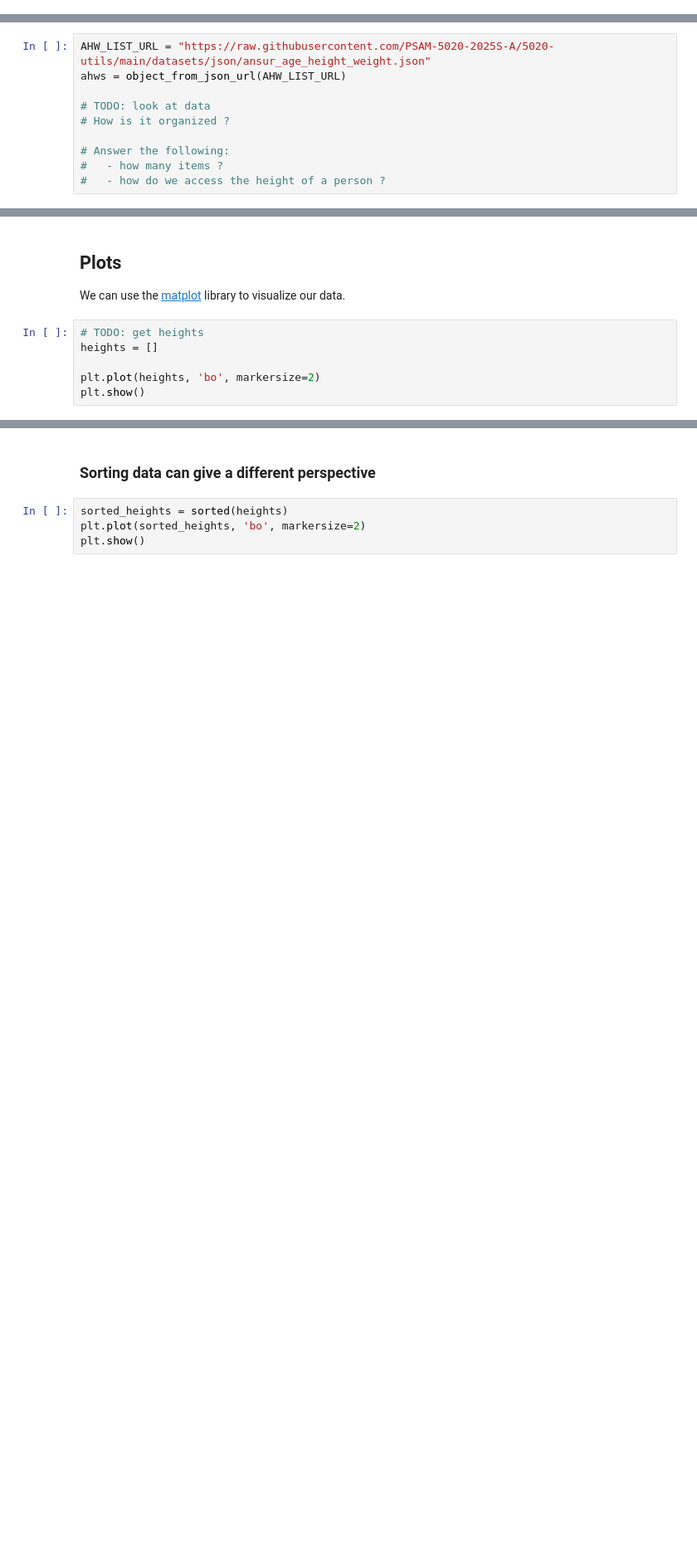
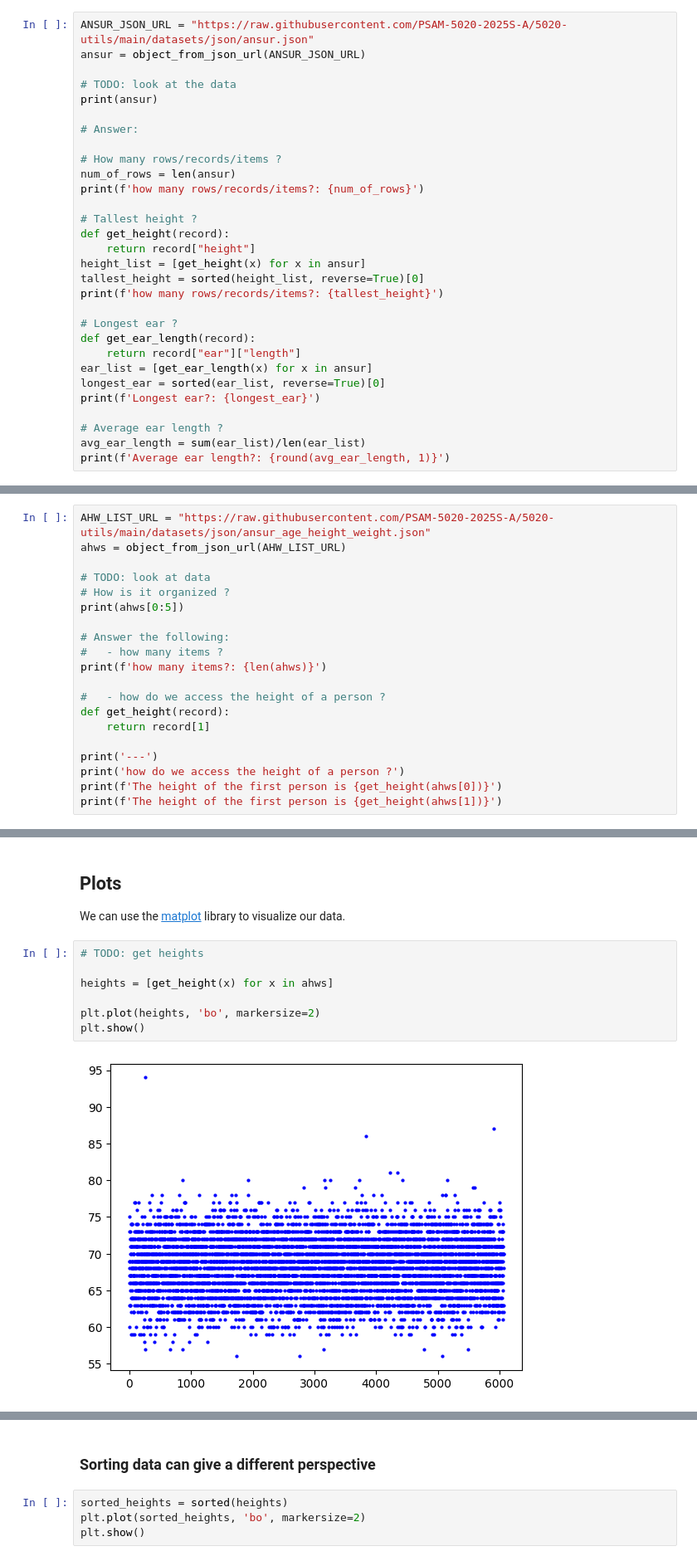
Before and after one commit to takuman-parsons-ml/WK02, a Jupyter notebook: WK02.ipynb, the cells around one changed output, grey strips where cells are left out. Shown at 83% size. Saved outputs shown, nothing was run; the diff lists cells and outputs as text; blank space fills up the shorter version.

```diff
--- a/WK02.ipynb
+++ b/WK02.ipynb
@@ -697,0 +694,30 @@ ansur = object_from_json_url(ANSUR_JSON_URL)
+# %%
+ANSUR_JSON_URL = "https://raw.githubusercontent.com/PSAM-5020-2025S-A/5020-utils/main/datasets/json/ansur.json"
+ansur = object_from_json_url(ANSUR_JSON_URL)
+
+# TODO: look at the data
+print(ansur)
+
+# Answer:
+
+# How many rows/records/items ?
+num_of_rows = len(ansur)
+print(f'how many rows/records/items?: {num_of_rows}')
+
+# Tallest height ?
+def get_height(record):
+    return record["height"]
+height_list = [get_height(x) for x in ansur]
+tallest_height = sorted(height_list, reverse=True)[0]
+print(f'how many rows/records/items?: {tallest_height}')
+
+# Longest ear ?
+def get_ear_length(record):
+    return record["ear"]["length"]
+ear_list = [get_ear_length(x) for x in ansur]
+longest_ear = sorted(ear_list, reverse=True)[0]
+print(f'Longest ear?: {longest_ear}')
+
+# Average ear length ?
+avg_ear_length = sum(ear_list)/len(ear_list)
+print(f'Average ear length?: {round(avg_ear_length, 1)}')
@@ -703,7 +731,17 @@ ahws = object_from_json_url(AHW_LIST_URL)
 
 # TODO: look at data
 # How is it organized ?
+print(ahws[0:5])
 
 # Answer the following:
 #   - how many items ?
+print(f'how many items?: {len(ahws)}')
+
 #   - how do we access the height of a person ?
+def get_height(record):
+    return record[1]
+
+print('---')
+print('how do we access the height of a person ?')
+print(f'The height of the first person is {get_height(ahws[0])}')
+print(f'The height of the first person is {get_height(ahws[1])}')
@@ -754,9 +799,12 @@ There are advantages and disadvantages to each. We'll soon look at another way t
 We can use the [matplot](https://matplotlib.org/stable/api/pyplot_summary.html) library to visualize our data.
 # %%
 # TODO: get heights
-heights = []
+
+heights = [get_height(x) for x in ahws]
 
 plt.plot(heights, 'bo', markersize=2)
 plt.show()
+# %% [output]
+[figure, added]
 # %%
 # TODO: get weights
```
Also changed, not shown: parts of 37 cells of this notebook, 1 other file.
